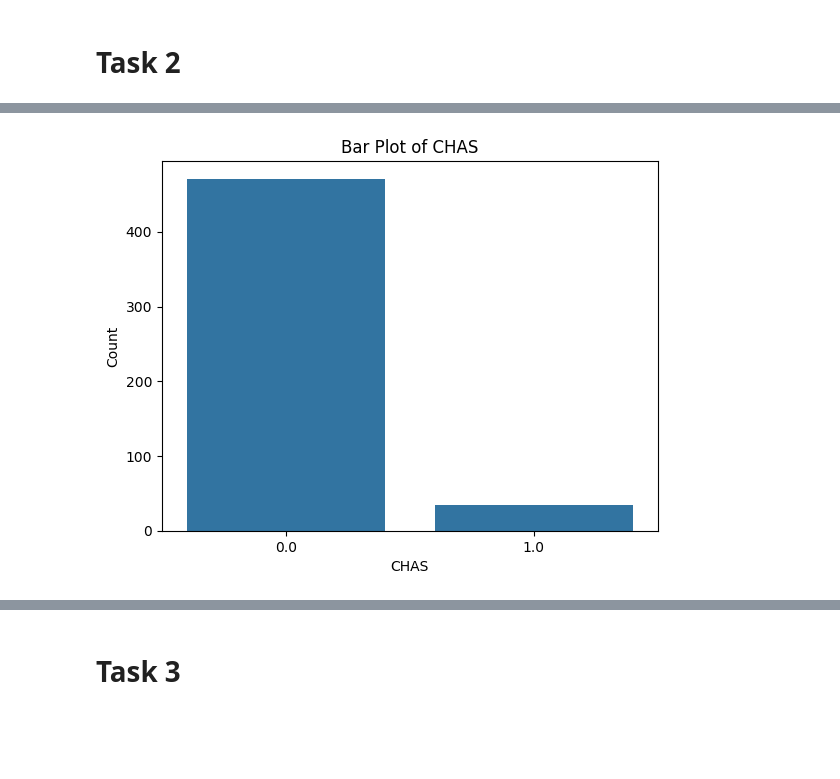
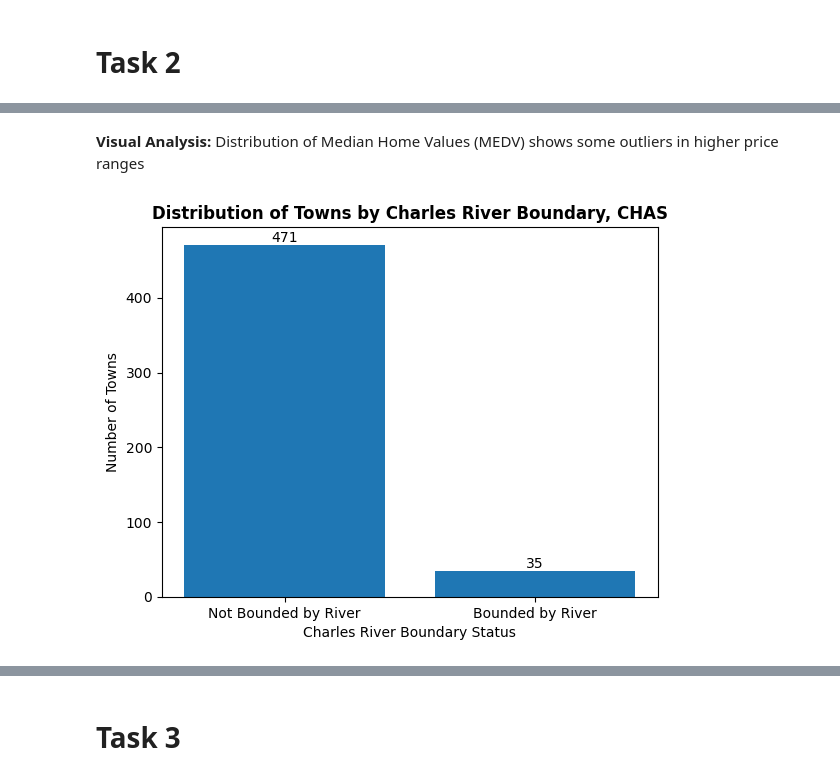
Before and after one commit to java4devgmail/coursera, a Jupyter notebook: Optional_Peer_Graded_Assignment.jupyterlite.ipynb, the cells around one changed output, grey strips where cells are left out. Drawn from its saved outputs; the diff is of its cells as text; code cells hidden in the pictures; blank space fills up the shorter version.

```diff
--- a/Optional_Peer_Graded_Assignment.jupyterlite.ipynb
+++ b/Optional_Peer_Graded_Assignment.jupyterlite.ipynb
@@ -58,13 +60,27 @@ pyplot.show()
-# %%
-# Create the bar plot for the CHAS column
-sns.countplot(data=boston_df, x='CHAS')
-
-# Add labels and title
-pyplot.title('Bar Plot of CHAS')
-pyplot.xlabel('CHAS')
-pyplot.ylabel('Count')
-
-# Show the plot
-pyplot.show()
-# %% [output]
-[figure, removed]
+# %% [markdown]
+**Visual Analysis:** Distribution of Median Home Values (MEDV) shows some outliers in higher price ranges
+# %%
+# Provide a  bar plot for the Charles river variable, CHAS
+categories = ['Not Bounded by River', 'Bounded by River']
+values = boston_df['CHAS'].value_counts()
+
+fig, ax = pyplot.subplots()
+bars = ax.bar(categories, values)
+plot_title = 'Distribution of Towns by Charles River Boundary, CHAS'
+x_label = 'Charles River Boundary Status'
+y_label = 'Number of Towns'
+pyplot.title(plot_title, fontsize=12, fontweight='bold')
+pyplot.xlabel(x_label)
+pyplot.ylabel(y_label)
+for bar in bars:
+    height = bar.get_height()
+    ax.text(
+        bar.get_x() + bar.get_width() / 2,  # X position (center of bar)
+        height,                             # Y position (top of bar)
+        str(height),                        # The label text
+        ha="center", va="bottom"            # Alignment
+    )
+# Show the plot
+pyplot.show()
+# %% [output]
+[figure, added]
```
Also changed, not shown: parts of 18 cells of this notebook.
